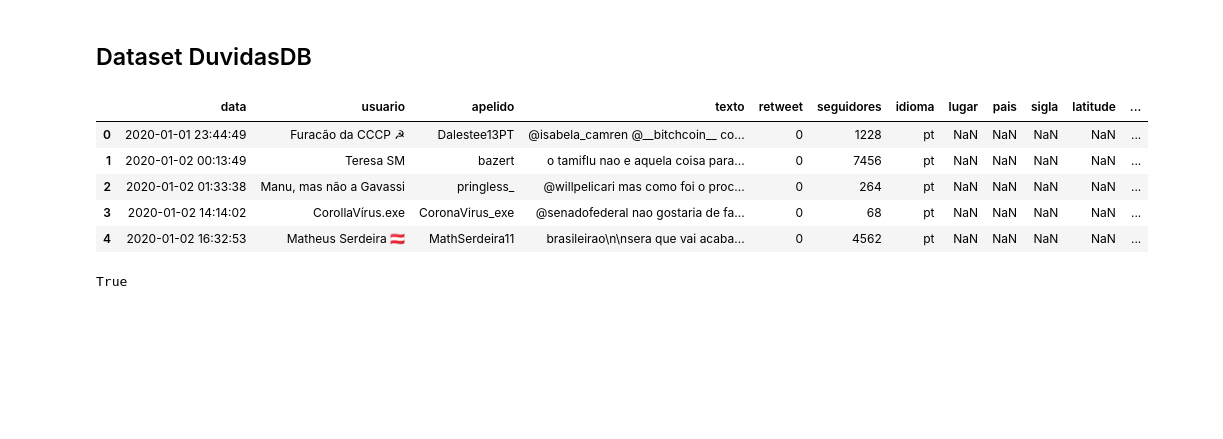
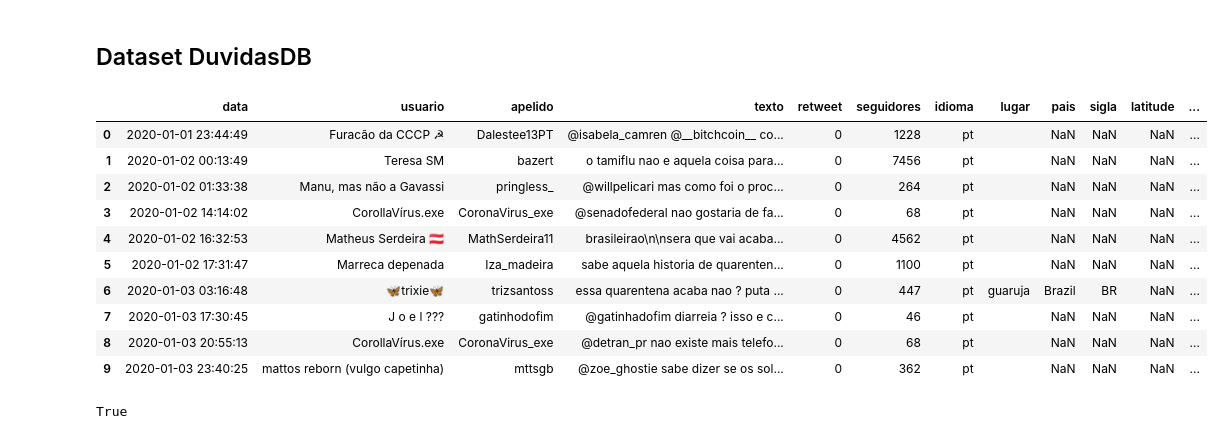
Before and after one commit to Mirnada/Covid_19, a Jupyter notebook: Covid_19.ipynb, the cells around one changed output. Saved outputs shown, nothing was run; the diff lists cells and outputs as text; code cells hidden in the pictures; blank space fills up the shorter version.

```diff
--- a/Covid_19.ipynb
+++ b/Covid_19.ipynb
@@ -140,24 +141,31 @@ Aproximadamente 90% dos dados são do Brasil
 # %%
 duvidasDB = df[df['texto'].str.contains('?', regex=False)].copy()
 # todas as letras convertidas para minúsculas
 duvidasDB['texto'] = duvidasDB.texto.str.lower()
+duvidasDB['lugar'] = duvidasDB.lugar.str.lower()
 # retirada dos carecteres acentuadas por seus respectivos carecteres sem acento
 duvidasDB['texto'] = duvidasDB.texto.apply(lambda txt: normalize('NFKD', txt).encode('ASCII','ignore').decode('ASCII'))
+duvidasDB['lugar'] = duvidasDB.lugar.apply(lambda txt: normalize('NFKD', txt if isinstance(txt, str) else '').encode('ASCII','ignore').decode('ASCII'))
 # Convertendo o tipo do campo data em datetime
 duvidasDB['data'] = pd.to_datetime(duvidasDB['data'])
 # Ordenando os tweets por data
 duvidasDB.sort_values('data', inplace=True)
 # resetando os indixes
 duvidasDB.reset_index(drop=True, inplace=True)
 
-duvidasDB.head()
+duvidasDB.head(10)
 # %% [output]
 |  | data | usuario | apelido | texto | retweet | seguidores | idioma | lugar | pais | sigla | latitude | ... |
-| 0 | 2020-01-01 23:44:49 | Furacão da CCCP ☭ | Dalestee13PT | @isabela_camren @__bitchcoin__ co... | 0 | 1228 | pt | NaN | NaN | NaN | NaN | ... |
-| 1 | 2020-01-02 00:13:49 | Teresa SM | bazert | o tamiflu nao e aquela coisa para... | 0 | 7456 | pt | NaN | NaN | NaN | NaN | ... |
-| 2 | 2020-01-02 01:33:38 | Manu, mas não a Gavassi | pringless_ | @willpelicari mas como foi o proc... | 0 | 264 | pt | NaN | NaN | NaN | NaN | ... |
-| 3 | 2020-01-02 14:14:02 | CorollaVírus.exe | CoronaVirus_exe | @senadofederal nao gostaria de fa... | 0 | 68 | pt | NaN | NaN | NaN | NaN | ... |
-| 4 | 2020-01-02 16:32:53 | Matheus Serdeira 🇦🇹 | MathSerdeira11 | brasileirao\n\nsera que vai acaba... | 0 | 4562 | pt | NaN | NaN | NaN | NaN | ... |
+| 0 | 2020-01-01 23:44:49 | Furacão da CCCP ☭ | Dalestee13PT | @isabela_camren @__bitchcoin__ co... | 0 | 1228 | pt |  | NaN | NaN | NaN | ... |
+| 1 | 2020-01-02 00:13:49 | Teresa SM | bazert | o tamiflu nao e aquela coisa para... | 0 | 7456 | pt |  | NaN | NaN | NaN | ... |
+| 2 | 2020-01-02 01:33:38 | Manu, mas não a Gavassi | pringless_ | @willpelicari mas como foi o proc... | 0 | 264 | pt |  | NaN | NaN | NaN | ... |
+| 3 | 2020-01-02 14:14:02 | CorollaVírus.exe | CoronaVirus_exe | @senadofederal nao gostaria de fa... | 0 | 68 | pt |  | NaN | NaN | NaN | ... |
+| 4 | 2020-01-02 16:32:53 | Matheus Serdeira 🇦🇹 | MathSerdeira11 | brasileirao\n\nsera que vai acaba... | 0 | 4562 | pt |  | NaN | NaN | NaN | ... |
+| 5 | 2020-01-02 17:31:47 | Marreca depenada | Iza_madeira | sabe aquela historia de quarenten... | 0 | 1100 | pt |  | NaN | NaN | NaN | ... |
+| 6 | 2020-01-03 03:16:48 | 🦋trixie🦋 | trizsantoss | essa quarentena acaba nao ? puta ... | 0 | 447 | pt | guaruja | Brazil | BR | NaN | ... |
+| 7 | 2020-01-03 17:30:45 | J o e l ??? | gatinhodofim | @gatinhadofim diarreia ? isso e c... | 0 | 46 | pt |  | NaN | NaN | NaN | ... |
+| 8 | 2020-01-03 20:55:13 | CorollaVírus.exe | CoronaVirus_exe | @detran_pr nao existe mais telefo... | 0 | 68 | pt |  | NaN | NaN | NaN | ... |
+| 9 | 2020-01-03 23:40:25 | mattos reborn (vulgo capetinha) | mttsgb | @zoe_ghostie sabe dizer se os sol... | 0 | 362 | pt |  | NaN | NaN | NaN | ... |
 # %%
 # nao podemos colocar a data como indice pois existem data iguais
 duvidasDB.data.duplicated().any()
```
Also changed, not shown: parts of 12 cells of this notebook.
